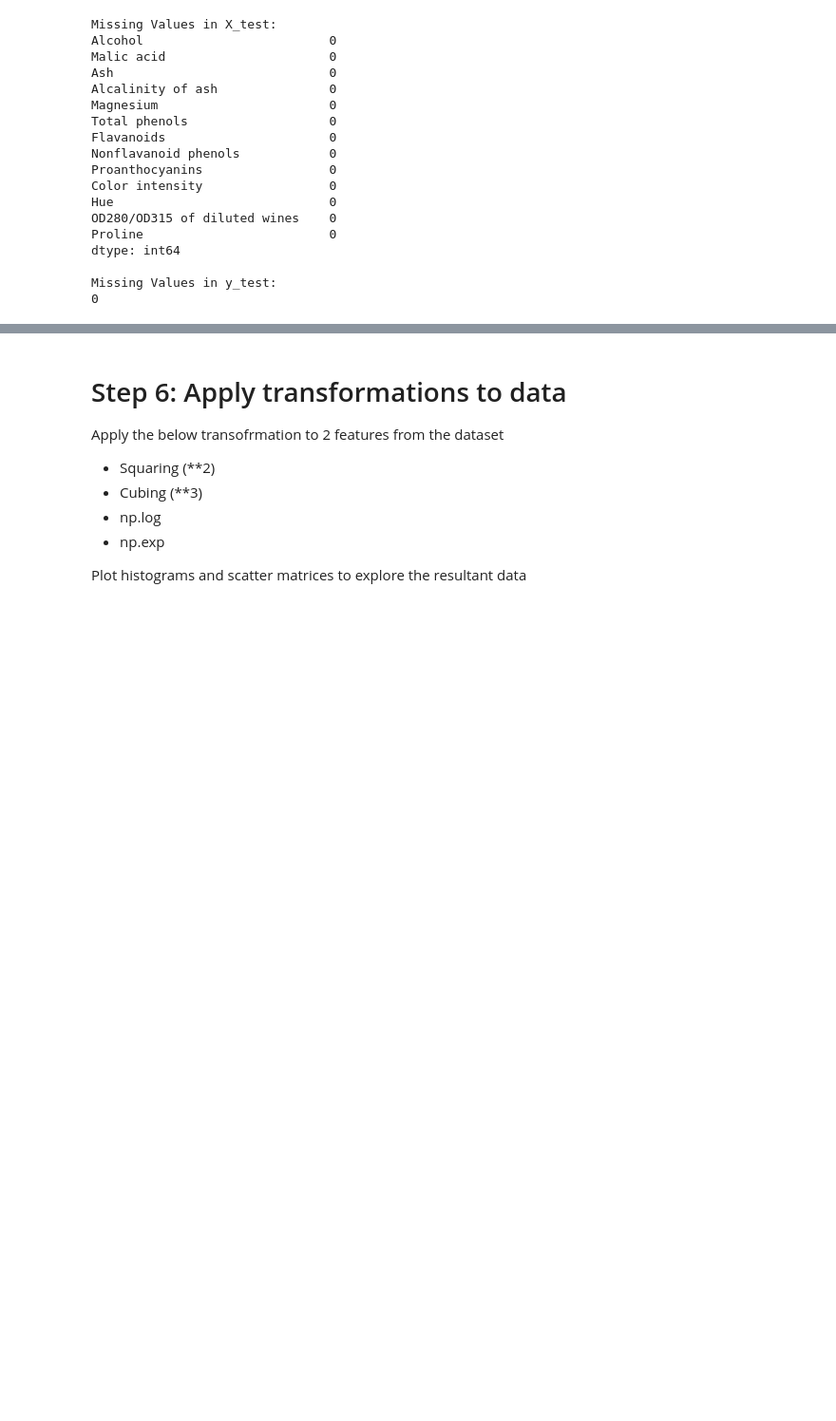
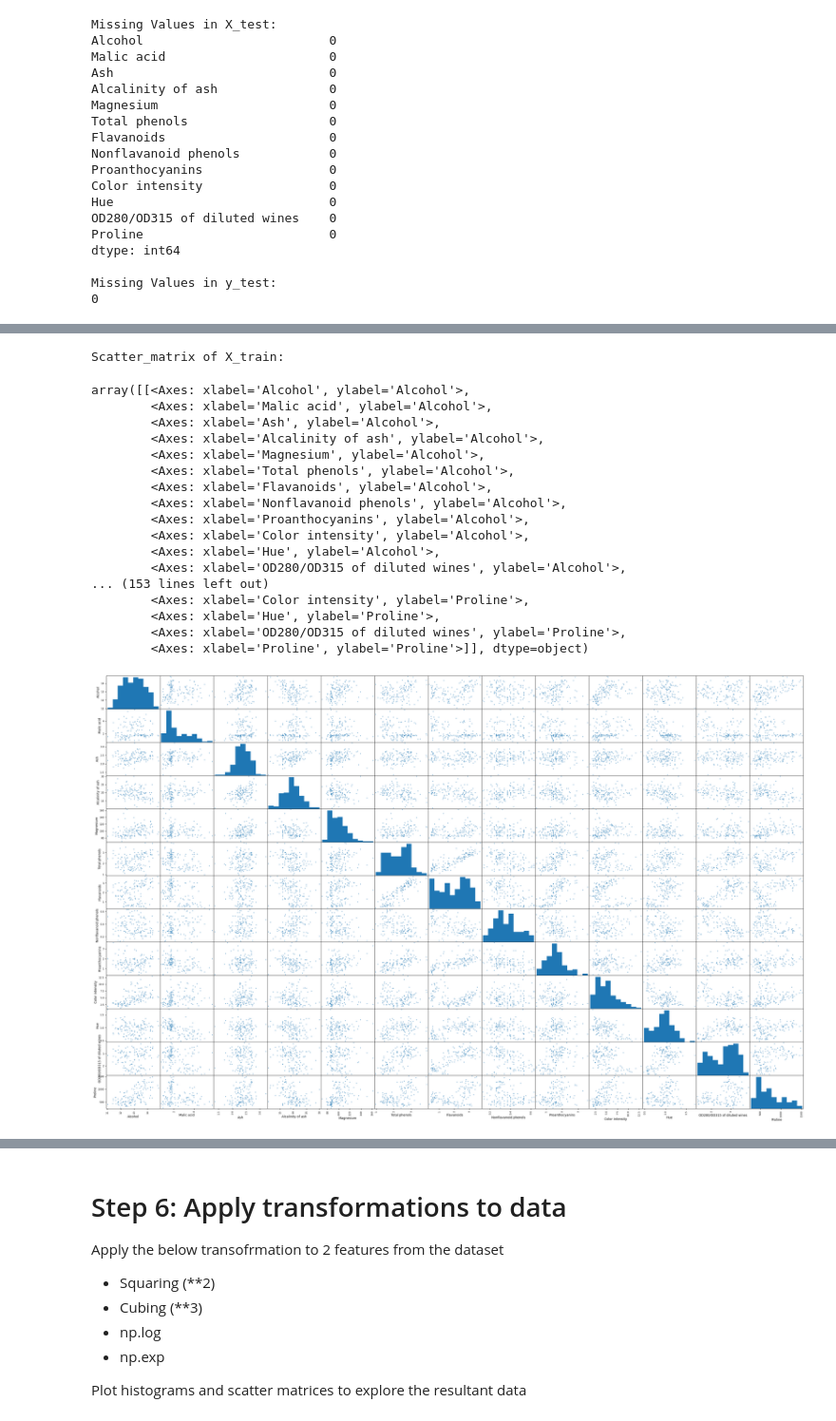
Before and after one commit to atoothman/data71200, a Jupyter notebook: DATA_71200__Project_1__Wine.ipynb, the cells around one changed output, grey strips where cells are left out. Shown at 95% size. Drawn from its saved outputs; the diff is of its cells as text; code cells hidden in the pictures; blank space fills up the shorter version.

```diff
--- a/DATA_71200__Project_1__Wine.ipynb
+++ b/DATA_71200__Project_1__Wine.ipynb
@@ -333,0 +338,28 @@ from pandas.plotting import scatter_matrix
+# %%
+# Scatter_matrix of X_train
+attributes = ['Alcohol', 'Malic acid', 'Ash', 'Alcalinity of ash',
+               'Magnesium', 'Total phenols', 'Flavanoids', 'Nonflavanoid phenols',
+               'Proanthocyanins', 'Color intensity', 'Hue', 'OD280/OD315 of diluted wines',
+               'Proline']
+print("Scatter_matrix of X_train:")
+scatter_matrix(X_train[attributes], figsize=(40, 25))
+# %% [output]
+Scatter_matrix of X_train:
+array([[<Axes: xlabel='Alcohol', ylabel='Alcohol'>,
+        <Axes: xlabel='Malic acid', ylabel='Alcohol'>,
+        <Axes: xlabel='Ash', ylabel='Alcohol'>,
+        <Axes: xlabel='Alcalinity of ash', ylabel='Alcohol'>,
+        <Axes: xlabel='Magnesium', ylabel='Alcohol'>,
+        <Axes: xlabel='Total phenols', ylabel='Alcohol'>,
+        <Axes: xlabel='Flavanoids', ylabel='Alcohol'>,
+        <Axes: xlabel='Nonflavanoid phenols', ylabel='Alcohol'>,
+        <Axes: xlabel='Proanthocyanins', ylabel='Alcohol'>,
+        <Axes: xlabel='Color intensity', ylabel='Alcohol'>,
+        <Axes: xlabel='Hue', ylabel='Alcohol'>,
+        <Axes: xlabel='OD280/OD315 of diluted wines', ylabel='Alcohol'>,
+... (153 lines left out)
+        <Axes: xlabel='Color intensity', ylabel='Proline'>,
+        <Axes: xlabel='Hue', ylabel='Proline'>,
+        <Axes: xlabel='OD280/OD315 of diluted wines', ylabel='Proline'>,
+        <Axes: xlabel='Proline', ylabel='Proline'>]], dtype=object)
+[figure, added]
```
Also changed, not shown: parts of 4 cells of this notebook.
